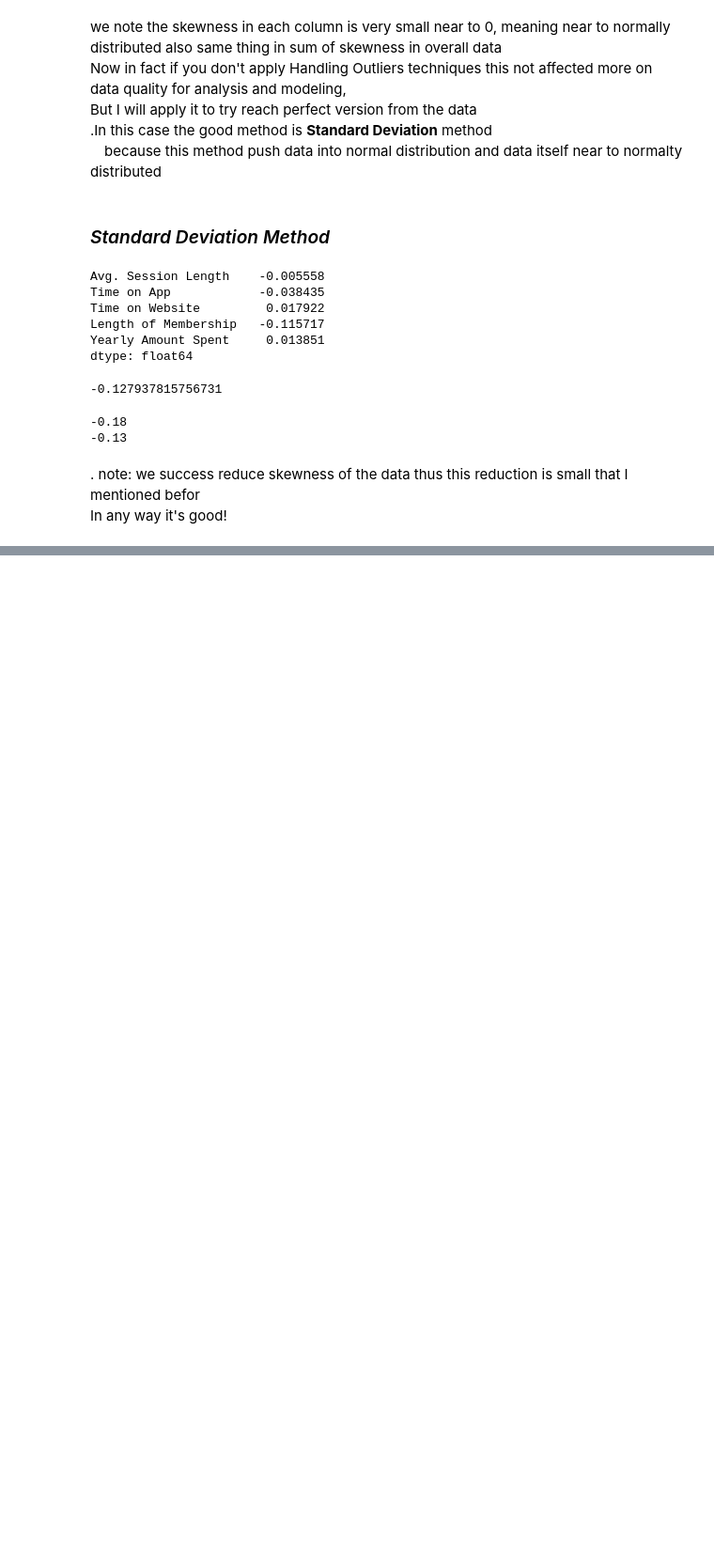
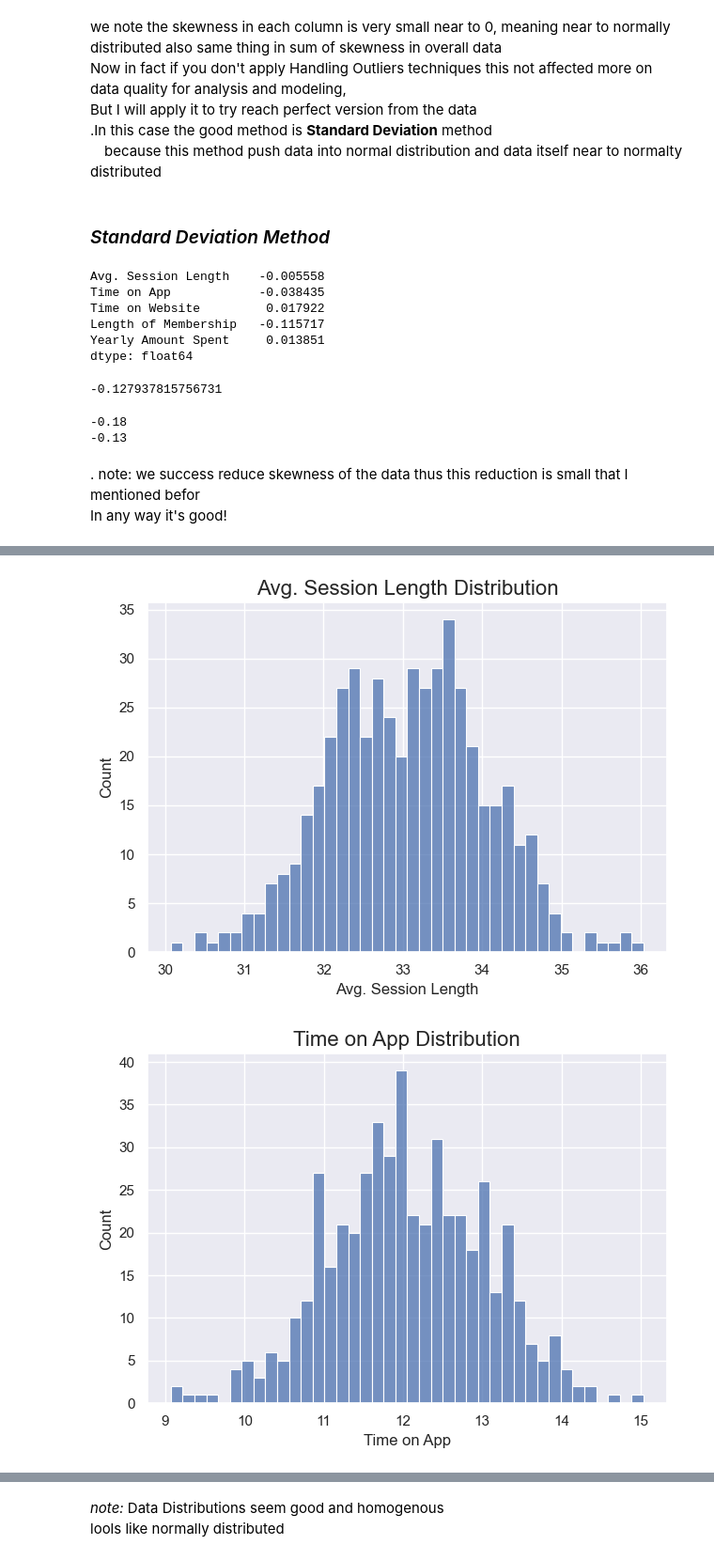
Before and after one commit to youssefSamir-DS/ML_Project-Ecommerce_Customers, a Jupyter notebook: Linear_Regression_project.ipynb, the cells around one changed output, grey strips where cells are left out. Shown at 94% size. Cells and saved outputs as stored; diff of their text form; code cells hidden in the pictures; blank space fills up the shorter version.

```diff
--- a/Linear_Regression_project.ipynb
+++ b/Linear_Regression_project.ipynb
@@ -335,0 +350,9 @@ print(new_df.skew().sum().round(2))
+# %%
+for col in cols:
+    sns.histplot(x=col,data=new_df,bins=40)
+    plt.title(f"{col} Distribution",fontsize=16)
+    plt.tight_layout()
+    plt.show()
+# %% [output]
+[figure, added]
+[figure, added]
@@ -335,0 +362,2 @@ print(new_df.skew().sum().round(2))
+# %% [markdown]
+*note:* Data Distributions seem good and homogenous<br>lools like normally distributed
```
Also changed, not shown: parts of 9 cells of this notebook.
